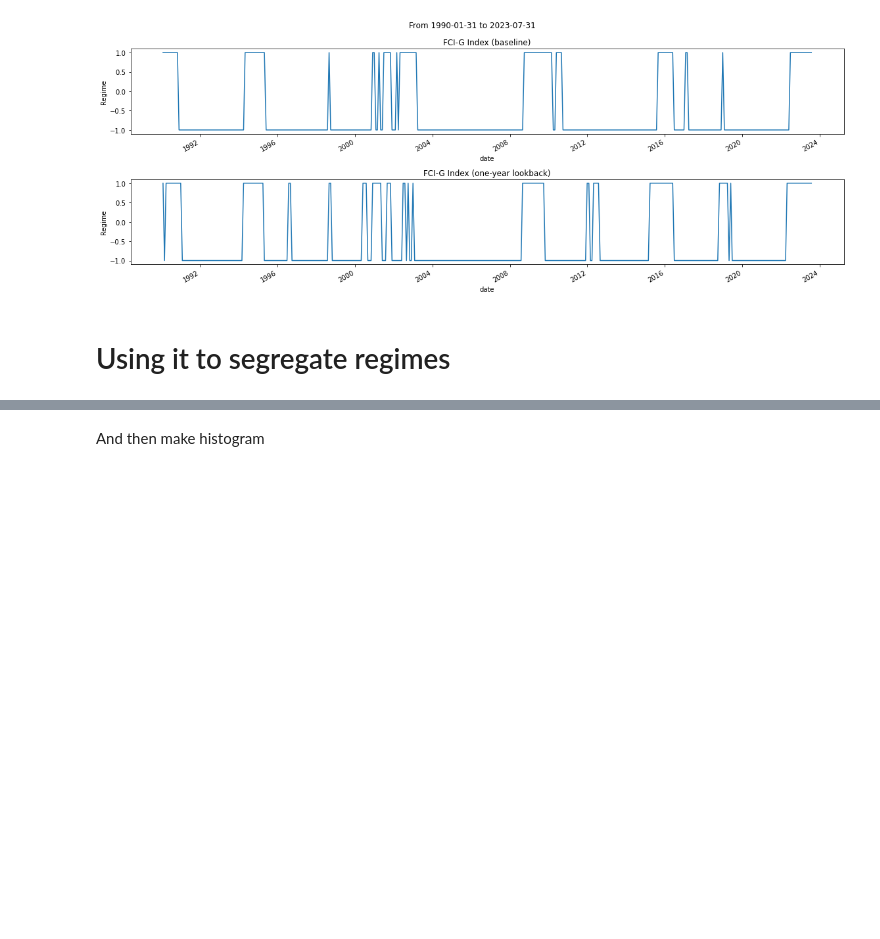
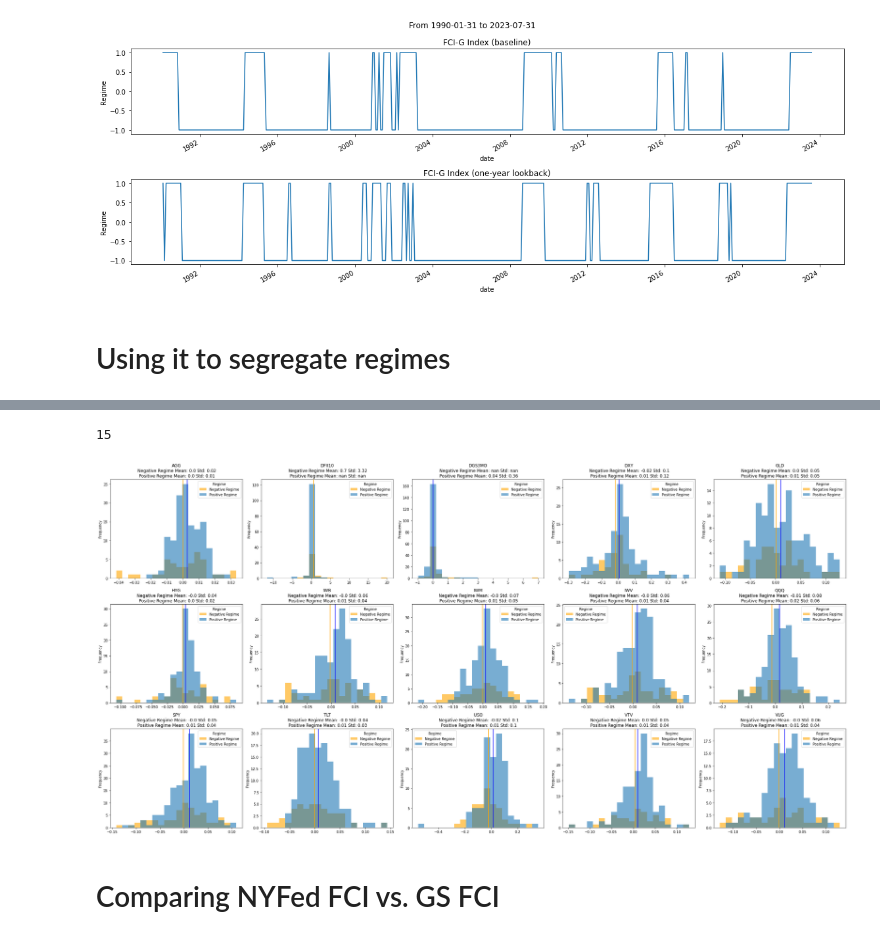
Before and after one commit to diegodalvarez/NYFedFinancialsCondition, a Jupyter notebook: model.ipynb, the cells around one changed output, grey strips where cells are left out. Drawn from its saved outputs; the diff is of its cells as text; code cells hidden in the pictures; blank space fills up the shorter version.

```diff
--- a/model.ipynb
+++ b/model.ipynb
@@ -319,4 +319,6 @@ One of the fundamental problems is that there isn't a clear value to test it upo
 df_signal_combined = (df_monthly_rtn.merge(
     right = df_signal,
     how = "inner",
-    on = ["date"]))
+    on = ["date"]).
+    query("variable == 'fci_rolling_year'").
+    drop(columns = ["variable"]))
@@ -349,2 +325,67 @@ df_signal_combined = (df_monthly_rtn.merge(
-# %% [markdown]
-And then make histogram
+# %%
+len(df_signal_combined.ticker.drop_duplicates())
+# %% [output]
+15
+# %%
+fig, axes = plt.subplots(ncols = 5, nrows = 3, figsize = (30,15))
+
+j = 0
+for i, group in enumerate(df_signal_combined.groupby(["ticker"])):
+
+    ticker, df_tmp = group[0], group[1]
+
+    df_tmp = (df_tmp.drop(
+        columns = ["date", "ticker"]).
+        assign(
+            index = [i for i in range(len(df_tmp))],
+            sign = lambda x: np.where(x.sign == -1, "Positive Regime", "Negative Regime")).
+        rename(columns = {"sign": "Regime"}))
+
+    df_stats = (df_tmp.drop(
+        columns = ["index"]).
+        groupby(["Regime"]).
+        agg(["mean", "std"])
+        ["value"].
+        reset_index())
+
+    neg_regime_mean, pos_regime_mean = df_stats.query("Regime == 'Negative Regime'")["mean"].iloc[0], df_stats.query("Regime == 'Positive Regime'")["mean"].iloc[0]
+    neg_regime_std, pos_regime_std = df_stats.query("Regime == 'Negative Regime'")["std"].iloc[0], df_stats.query("Regime == 'Positive Regime'")["std"].iloc[0]
+
+    (df_tmp.query(
+        "value != -inf").
+        query("value != inf").
+        pivot(index = "index", columns = "Regime", values = "value").
+        plot(
+            kind = "hist",
+            ax = axes[j,i%5],
+            alpha = 0.6,
+            bins = 20,
+            xlabel = "(%)",
+            color = ["orange", "tab:blue"],
+            title = "{}\n Negative Regime Mean: {} Std: {}\n Positive Regime Mean: {} Std: {}".format(
+                ticker,
+                round(neg_regime_mean, 2),
+                round(neg_regime_std, 2),
+                round(pos_regime_mean, 2),
+                round(pos_regime_std, 2))))
+
+    axes[j, i%5].axvline(
+        neg_regime_mean,
+        color = "orange")
+
+    axes[j, i%5].axvline(
+        pos_regime_mean,
+        color = "blue")
+
+    if i % 5 == 4:
+        j += 1
+
+    if j == 3:
+        break
+
+plt.tight_layout()
+plt.show()
+# %% [output]
+[figure, added]
+# %% [markdown]
+# Comparing NYFed FCI vs. GS FCI
```
Also changed, not shown: parts of 3 cells of this notebook.
